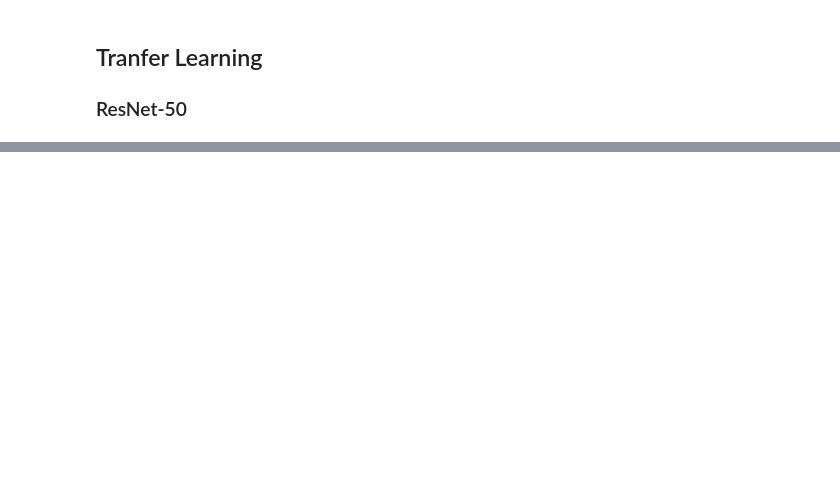
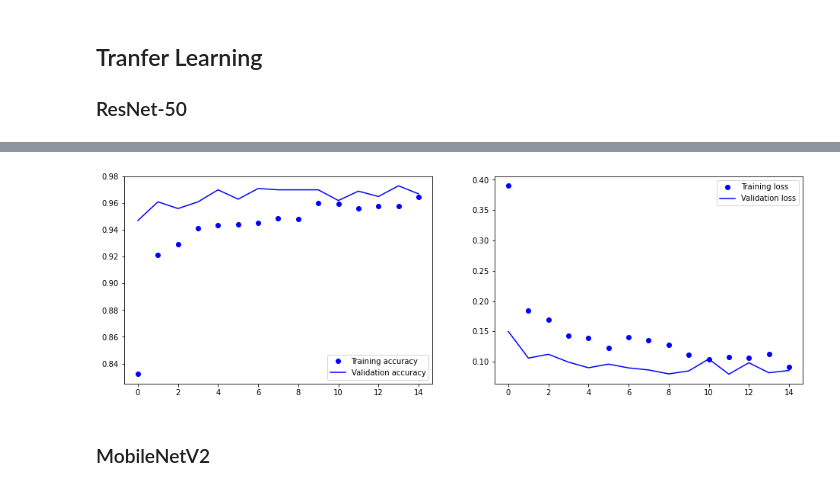
Before and after one commit to holic1021/tfcert, a Jupyter notebook: Image Classification/CatVDogs.ipynb, the cells around one changed output, grey strips where cells are left out. Drawn from its saved outputs; the diff is of its cells as text; code cells hidden in the pictures; blank space fills up the shorter version.

```diff
--- a/Image Classification/CatVDogs.ipynb
+++ b/Image Classification/CatVDogs.ipynb
@@ -255,6 +299,6 @@ resnet.compile(optimizer="rmsprop",
 # %%
 resnet_history = resnet.fit(train_generator,
                             epochs=15,
-                            validation_data=test_generator)
+                            validation_data=validation_generator)
 # %% [output]
 Epoch 1/15
@@ -261,0 +321,6 @@ KeyboardInterrupt:
+# %%
+plot_learning_curves(resnet_history)
+# %% [output]
+[figure, added]
+# %% [markdown]
+### MobileNetV2
```
Also changed, not shown: parts of 24 cells of this notebook, 2 other files.
